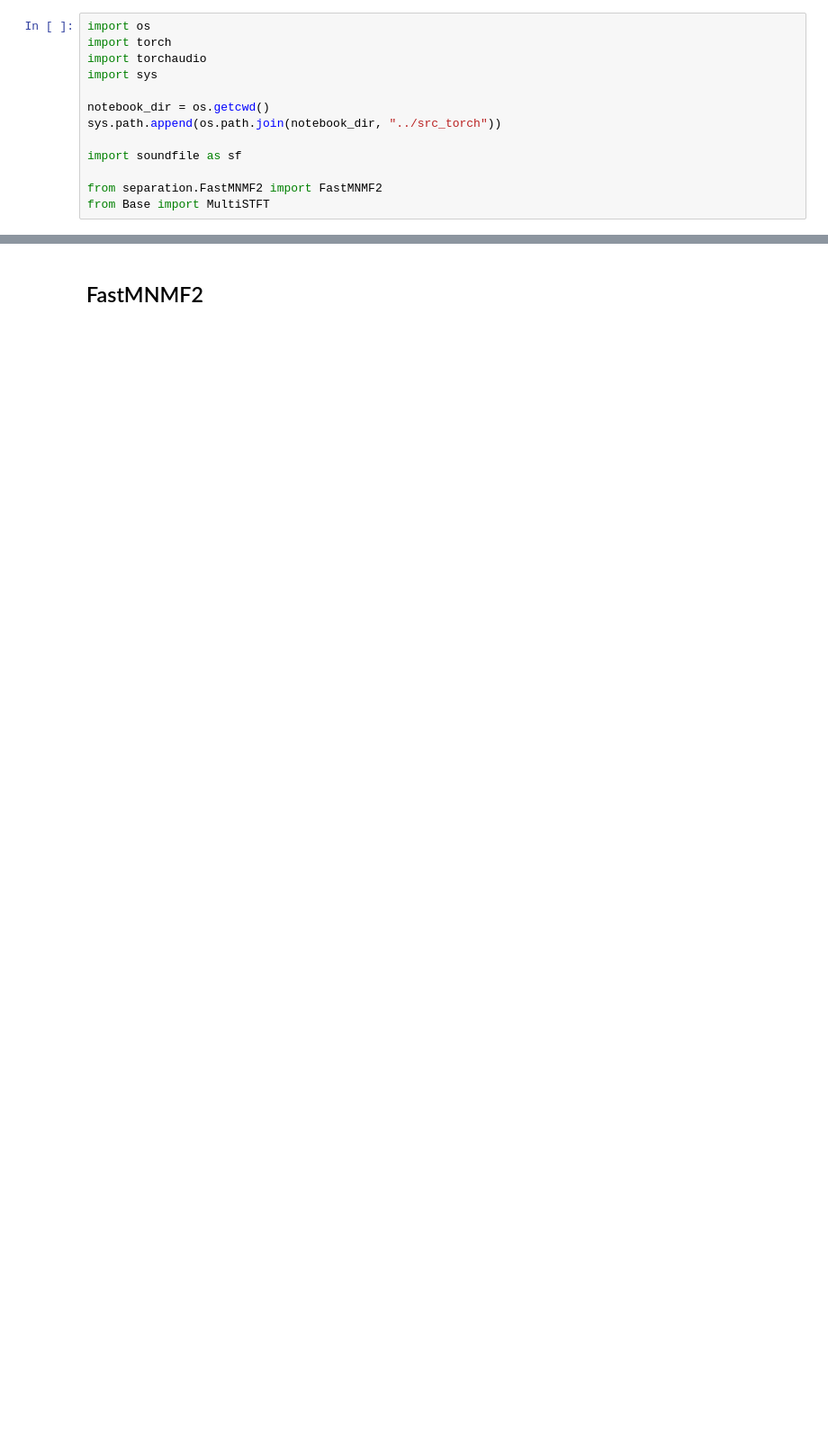
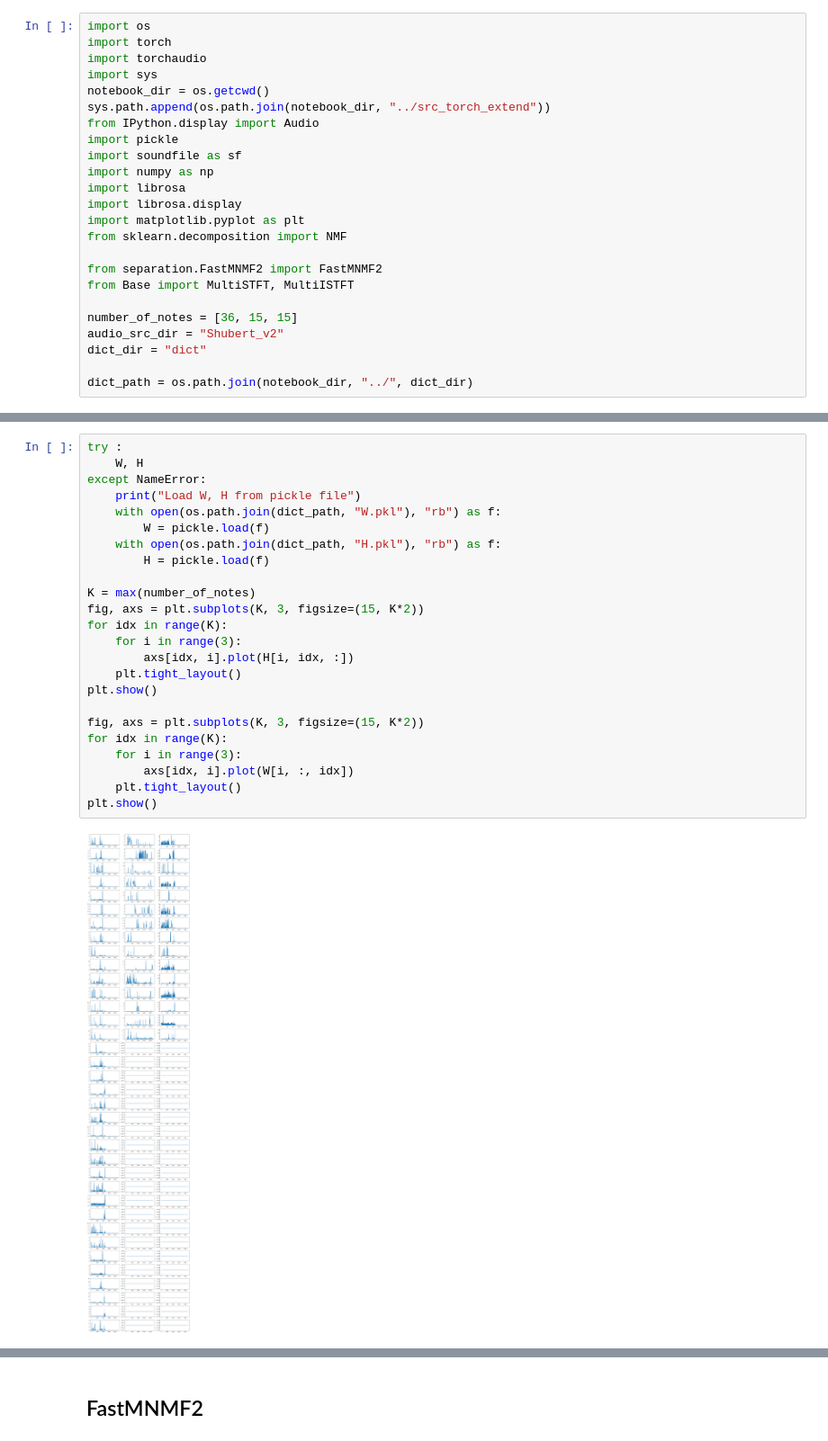
Before and after one commit to kjle/PAM-Music-Source-Separation, a Jupyter notebook: notebooks/separation.ipynb, the cells around one changed output, grey strips where cells are left out. Shown at 90% size. Saved outputs shown, nothing was run; the diff lists cells and outputs as text; blank space fills up the shorter version.

Commit message:
add extend fastmnmf2

```diff
--- a/notebooks/separation.ipynb
+++ b/notebooks/separation.ipynb
@@ -3,11 +3,22 @@ import os
 import torch
 import torchaudio
 import sys
-
 notebook_dir = os.getcwd()
-sys.path.append(os.path.join(notebook_dir, "../src_torch"))
-
+sys.path.append(os.path.join(notebook_dir, "../src_torch_extend"))
+from IPython.display import Audio
+import pickle
 import soundfile as sf
+import numpy as np
+import librosa
+import librosa.display
+import matplotlib.pyplot as plt
+from sklearn.decomposition import NMF
 
 from separation.FastMNMF2 import FastMNMF2
-from Base import MultiSTFT
+from Base import MultiSTFT, MultiISTFT
+
+number_of_notes = [36, 15, 15]
+audio_src_dir = "Shubert_v2"
+dict_dir = "dict"
+
+dict_path = os.path.join(notebook_dir, "../", dict_dir)
@@ -13,0 +69,26 @@ from Base import MultiSTFT
+# %%
+try :
+    W, H
+except NameError:
+    print("Load W, H from pickle file")
+    with open(os.path.join(dict_path, "W.pkl"), "rb") as f:
+        W = pickle.load(f)
+    with open(os.path.join(dict_path, "H.pkl"), "rb") as f:
+        H = pickle.load(f)
+
+K = max(number_of_notes)
+fig, axs = plt.subplots(K, 3, figsize=(15, K*2))
+for idx in range(K):
+    for i in range(3):
+        axs[idx, i].plot(H[i, idx, :])
+    plt.tight_layout()
+plt.show()
+
+fig, axs = plt.subplots(K, 3, figsize=(15, K*2))
+for idx in range(K):
+    for i in range(3):
+        axs[idx, i].plot(W[i, :, idx])
+    plt.tight_layout()
+plt.show()
+# %% [output]
+[figure, added]
```
Also changed, not shown: parts of 6 cells of this notebook, 24 other files.
